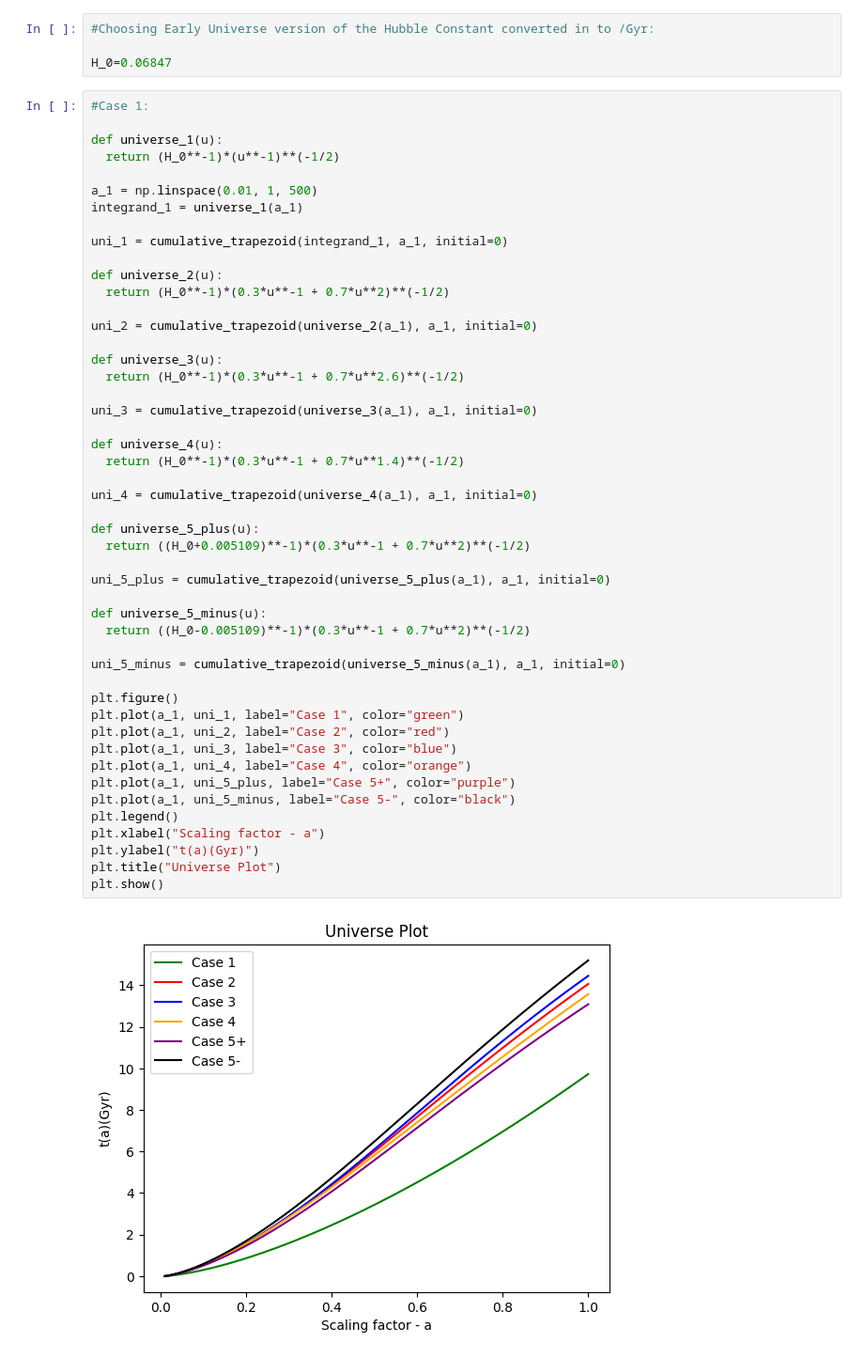
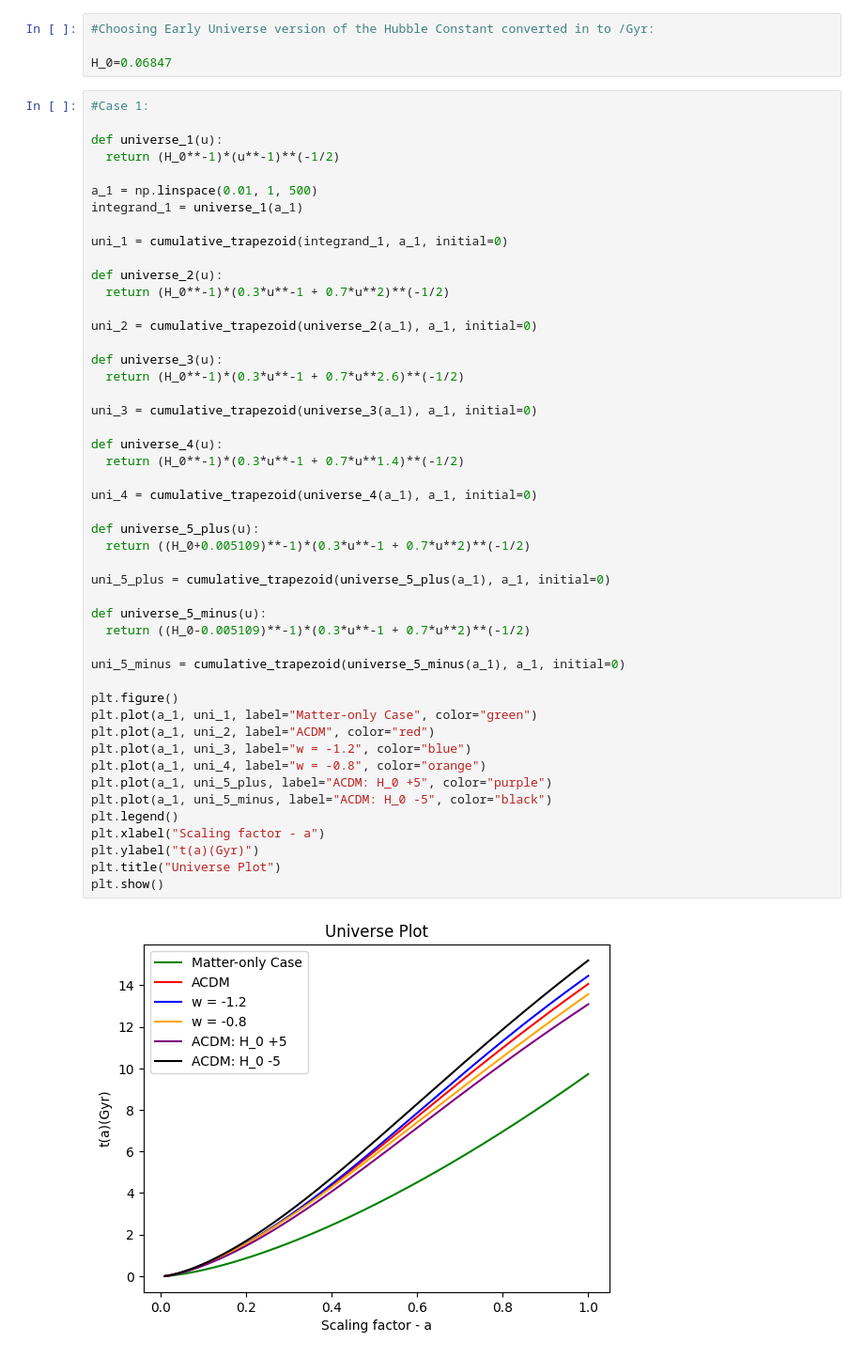
Before and after one commit to laychristian01-svg/Supermassive-Blackholes, a Jupyter notebook: Graphchild.ipynb, the cells around one changed output. Shown at 94% size. Drawn from its saved outputs; the diff is of its cells as text.

```diff
--- a/Graphchild.ipynb
+++ b/Graphchild.ipynb
@@ -41,37 +42,37 @@ def universe_2(u):
 
 uni_2 = cumulative_trapezoid(universe_2(a_1), a_1, initial=0)
 
 def universe_3(u):
   return (H_0**-1)*(0.3*u**-1 + 0.7*u**2.6)**(-1/2)
 
 uni_3 = cumulative_trapezoid(universe_3(a_1), a_1, initial=0)
 
 def universe_4(u):
   return (H_0**-1)*(0.3*u**-1 + 0.7*u**1.4)**(-1/2)
 
 uni_4 = cumulative_trapezoid(universe_4(a_1), a_1, initial=0)
 
 def universe_5_plus(u):
   return ((H_0+0.005109)**-1)*(0.3*u**-1 + 0.7*u**2)**(-1/2)
 
 uni_5_plus = cumulative_trapezoid(universe_5_plus(a_1), a_1, initial=0)
 
 def universe_5_minus(u):
   return ((H_0-0.005109)**-1)*(0.3*u**-1 + 0.7*u**2)**(-1/2)
 
 uni_5_minus = cumulative_trapezoid(universe_5_minus(a_1), a_1, initial=0)
 
 plt.figure()
-plt.plot(a_1, uni_1, label="Case 1", color="green")
-plt.plot(a_1, uni_2, label="Case 2", color="red")
-plt.plot(a_1, uni_3, label="Case 3", color="blue")
-plt.plot(a_1, uni_4, label="Case 4", color="orange")
-plt.plot(a_1, uni_5_plus, label="Case 5+", color="purple")
-plt.plot(a_1, uni_5_minus, label="Case 5-", color="black")
+plt.plot(a_1, uni_1, label="Matter-only Case", color="green")
+plt.plot(a_1, uni_2, label="ACDM", color="red")
+plt.plot(a_1, uni_3, label="w = -1.2", color="blue")
+plt.plot(a_1, uni_4, label="w = -0.8", color="orange")
+plt.plot(a_1, uni_5_plus, label="ACDM: H_0 +5", color="purple")
+plt.plot(a_1, uni_5_minus, label="ACDM: H_0 -5", color="black")
 plt.legend()
 plt.xlabel("Scaling factor - a")
 plt.ylabel("t(a)(Gyr)")
 plt.title("Universe Plot")
 plt.show()
 # %% [output]
-[figure, old version]
+[figure, new version]
```
Also changed, not shown: parts of 2 cells of this notebook.
